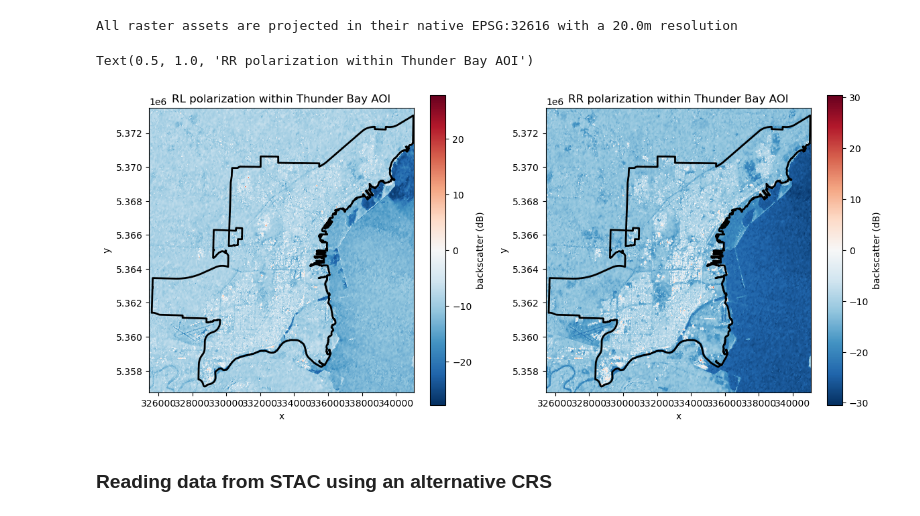
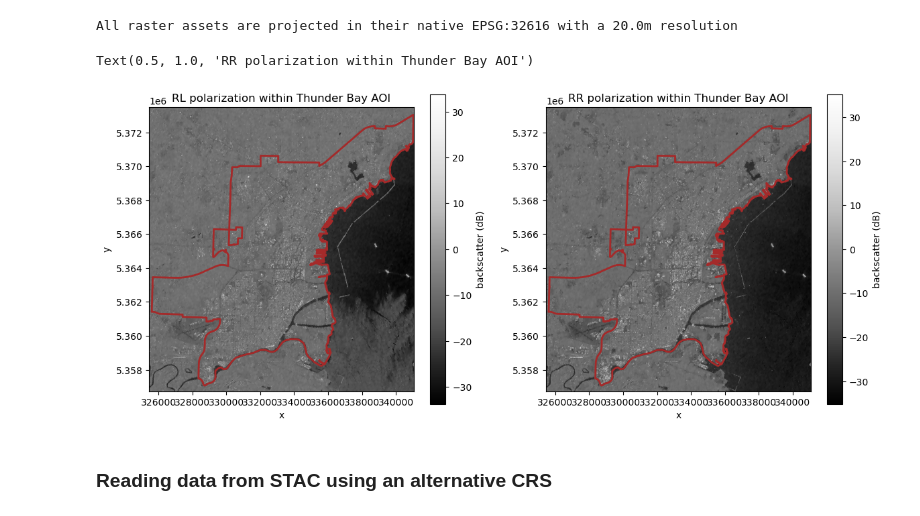
Before and after one commit to eodms-sgdot/rcm-ard-stac-examples, a Jupyter notebook: examples/coordinate_transformations.ipynb, the cells around one changed output. Saved outputs shown, nothing was run; the diff lists cells and outputs as text; code cells hidden in the pictures.

Commit message:
item search limit + updated cmaps

```diff
--- a/examples/coordinate_transformations.ipynb
+++ b/examples/coordinate_transformations.ipynb
@@ -17,7 +17,7 @@ def get_bbox(geojson):
     gdf = gpd.read_file(geojson)
     if gdf.crs.to_epsg() != 4326:
         gdf = gdf.to_crs(4326)
-    bbox = tuple(gdf.total_bounds)
+    bbox = tuple([float(b) for b in gdf.total_bounds])
 
     return bbox
 
@@ -54,7 +54,8 @@ catalog = Client.open(cat_url)
 search = catalog.search(
     collections=['rcm-ard'],
     bbox=tb_bbox,
-    datetime=f'{start_date}/{end_date}'
+    datetime=f'{start_date}/{end_date}',
+    limit=500
 )
 
 items = search.item_collection()
@@ -92,20 +93,20 @@ All raster assets are projected in their native EPSG:32616 with a 20.0m resoluti
 # %%
 # Convert RL/RR assets to DB and plot alongside each other
 fig, axes = plt.subplots(ncols=2, figsize=(14, 6))
 rl_db_utm = 10 * np.log10(stack_tb.sel(band='rl'))
 rl_db_utm.attrs['long_name'] = 'backscatter (dB)'
-rl_db_utm.plot(ax=axes[0])
-tb_aoi_gdf.to_crs(utm_crs).plot(facecolor='none', edgecolor='black', linewidth=2, ax=axes[0])
+rl_db_utm.plot(ax=axes[0], cmap='Greys_r')
+tb_aoi_gdf.to_crs(utm_crs).plot(facecolor='none', edgecolor='brown', linewidth=2, ax=axes[0])
 axes[0].set_title('RL polarization within Thunder Bay AOI')
 
 rr_db_utm = 10 * np.log10(stack_tb.sel(band='rr'))
 rr_db_utm.attrs['long_name'] = 'backscatter (dB)'
-rr_db_utm.plot(ax=axes[1])
-tb_aoi_gdf.to_crs(utm_crs).plot(facecolor='none', edgecolor='black', linewidth=2, ax=axes[1])
+rr_db_utm.plot(ax=axes[1], cmap='Greys_r')
+tb_aoi_gdf.to_crs(utm_crs).plot(facecolor='none', edgecolor='brown', linewidth=2, ax=axes[1])
 axes[1].set_title('RR polarization within Thunder Bay AOI')
 # %% [output]
 Text(0.5, 1.0, 'RR polarization within Thunder Bay AOI')
-[figure, old version]
+[figure, new version]
 # %% [markdown]
 ### Reading data from STAC using an alternative CRS
 # %% [markdown]
```
Also changed, not shown: parts of 6 cells of this notebook, 1 other file.
